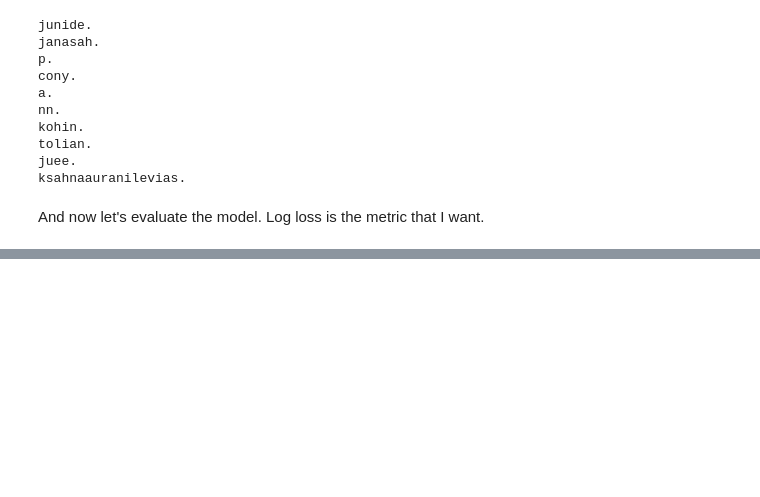
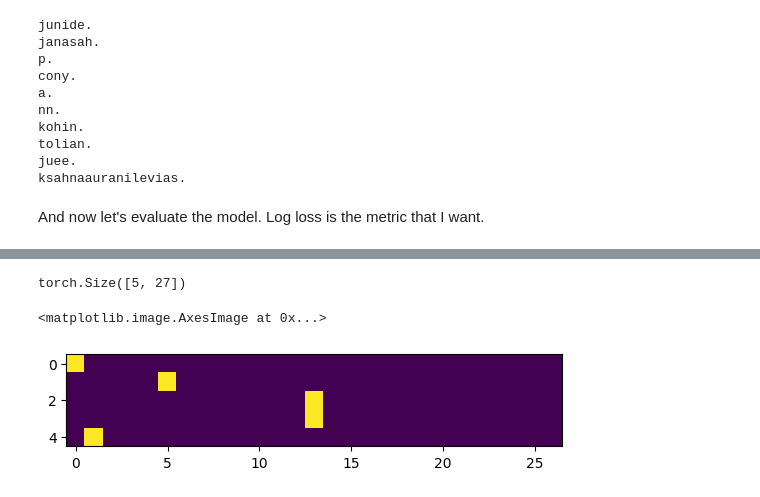
Before and after one commit to DrAlexSanz/micrograd, a Jupyter notebook: Makemore.ipynb, the cells around one changed output, grey strips where cells are left out. Saved outputs shown, nothing was run; the diff lists cells and outputs as text; code cells hidden in the pictures; blank space fills up the shorter version.

```diff
--- a/Makemore.ipynb
+++ b/Makemore.ipynb
@@ -303,7 +304,7 @@ ksahnaauranilevias.
 # %% [markdown]
 My loop is a bit slow, I'm always grabbing a row, dividing to make it probabilities and sampling. How about making a probabilities matrix directly?
 # %%
-P = N.float()
+P = (N + 1).float() # Add 1 for model smoothing.
 P /= P.sum(dim = 1, keepdim = True) # Sum across rows. keepdim = True, to have a vector 27x1, avoids squeezing the tensor
 # Also /= is an inplace operation, it doesn't allocate new memory, so it may be faster
 P[0, :].sum() # Check
@@ -370,8 +372,10 @@ a.: 0.1960
 # Take the counting code from before
 
 log_likelihood = 0
+n = 0
 
-for w in words[:3]: # I don't want to print everything
+#for w in words[:3]: # I don't want to print everything
+for w in ["cipote"]: # It works with any workd that I want.
     chs = ["."] + list(w) + ["."] # Add start and end tokens to each word
     for ch1, ch2 in zip(chs, chs[1:]):
         ix1 = stoi[ch1]
@@ -379,5 +383,10 @@ for w in words[:3]: # I don't want to print everything
         prob = P[ix1, ix2] # I have this from before
         logprob = torch.log(prob) # To avoid underflow, see above
         log_likelihood += logprob
+        n += 1
         print(f"{ch1}{ch2}: {prob: .4f} {logprob:.4f} {log_likelihood:.4f}")
+
+print(f"{log_likelihood = }") # And if I change the sign it becomes a loss function (minimize something bigger than 0)
+print(f"{-log_likelihood = }") # The negative
+print(f"{-log_likelihood/n = }") # And I can also normalize it to the count. It's then an average log likelihood.
 # %% [output]
@@ -399,0 +407,17 @@ a.:  0.1960 -1.6299 -38.7856
+# %%
+# Create the training set of bigrams
+
+xs = [] # inputs
+ys = [] # targets/labels
+
+for w in words[:1]: # Show only one for understanding
+    chs = ["."] + list(w) + ["."] # Add start and end tokens to each word
+    for ch1, ch2 in zip(chs, chs[1:]):
+        ix1 = stoi[ch1]
+        ix2 = stoi[ch2]
+        print(ch1, ch2)
+        xs.append(ix1)
+        ys.append(ix2)
+
+xs = torch.tensor(xs)
+ys = torch.tensor(ys)
@@ -399,0 +438,3 @@ a.:  0.1960 -1.6299 -38.7856
+# %%
+x_enc = F.one_hot(xs, num_classes = 27).float() # 27 possible characters
+x_enc
@@ -399,0 +452,9 @@ a.:  0.1960 -1.6299 -38.7856
+# %%
+x_enc.shape # The shape is correct
+# %% [output]
+torch.Size([5, 27])
+# %%
+plt.imshow(x_enc) # The positions of the 1s are correct
+# %% [output]
+<matplotlib.image.AxesImage at 0x...>
+[figure, added]
```
Also changed, not shown: parts of 13 cells of this notebook.
